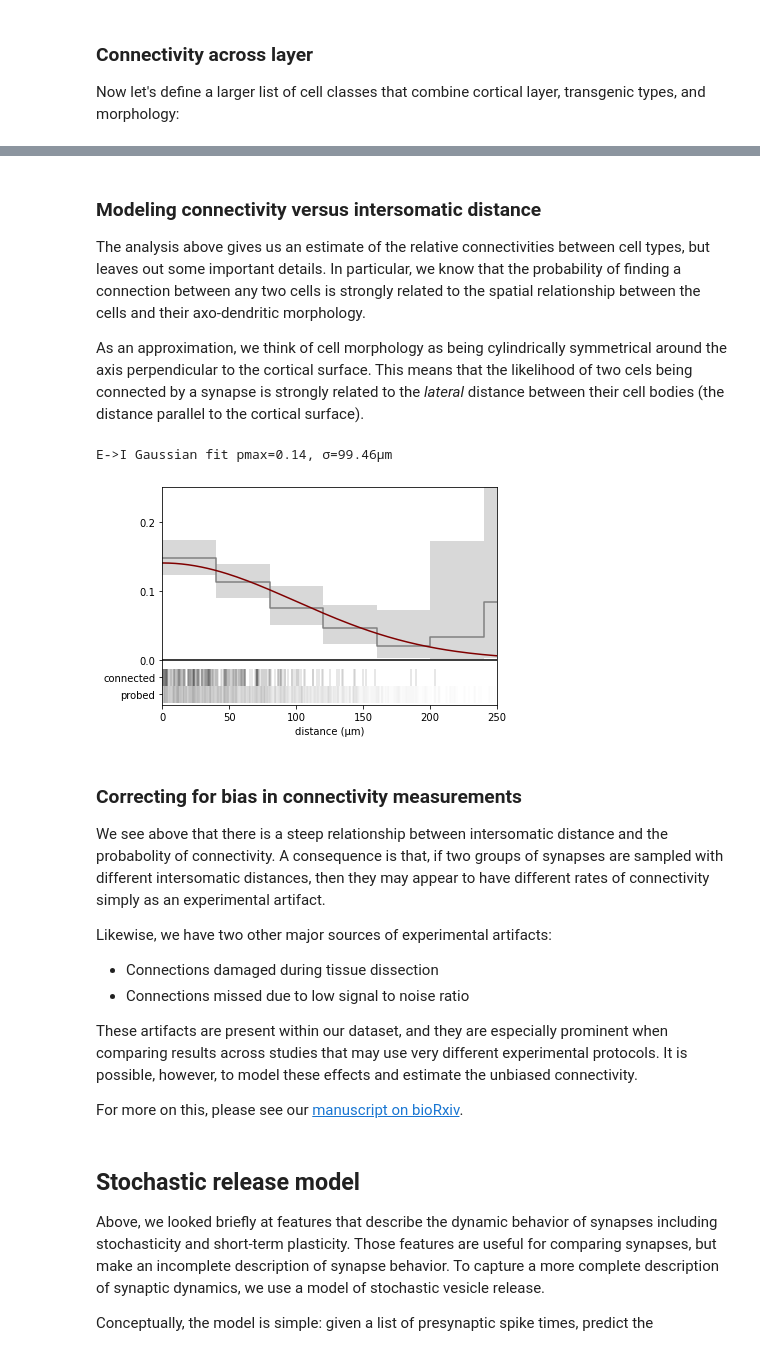
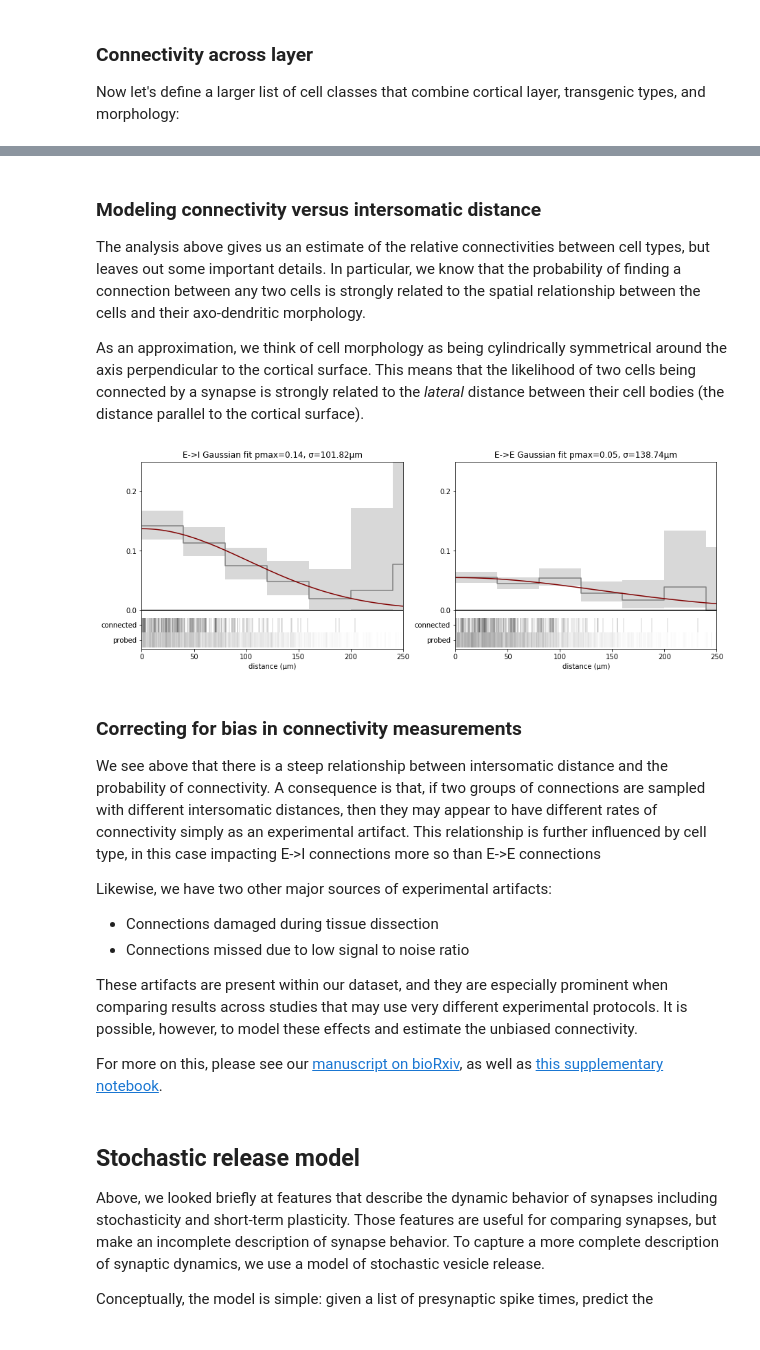
Before and after one commit to SophieW722/aisynphys, a Jupyter notebook: doc/tutorial.ipynb, the cells around one changed output, grey strips where cells are left out. Drawn from its saved outputs; the diff is of its cells as text; code cells hidden in the pictures.

```diff
--- a/doc/tutorial.ipynb
+++ b/doc/tutorial.ipynb
@@ -355,34 +358,42 @@ generate_connectivity_matrix(
 
 The analysis above gives us an estimate of the relative connectivities between cell types, but leaves out some important details. In particular, we know that the probability of finding a connection between any two cells is strongly related to the spatial relationship between the cells and their axo-dendritic morphology.
 
-As an approximation, we think of cell morphology as being cylindrically symmetrical around the axis perpendicular to the cortical surface. This means that the likelihood of two cels being connected by a synapse is strongly related to the _lateral_ distance between their cell bodies (the distance parallel to the cortical surface).
+As an approximation, we think of cell morphology as being cylindrically symmetrical around the axis perpendicular to the cortical surface. This means that the likelihood of two cells being connected by a synapse is strongly related to the _lateral_ distance between their cell bodies (the distance parallel to the cortical surface).
 # %%
 from aisynphys.ui.notebook import show_connectivity_profile
 from aisynphys.connectivity import GaussianModel
 
 ei_mask = (
     (mouse_pairs['pre_cell.cell_class'] == 'ex') &
     (mouse_pairs['post_cell.cell_class'] == 'in') &
     (mouse_pairs['pair.lateral_distance'] < 500e-6)
 )
-x_probed = mouse_pairs[ei_mask]['pair.lateral_distance'].to_numpy(dtype=float)
-conn = mouse_pairs[ei_mask]['pair.has_synapse'].to_numpy(dtype=bool)
 
-fig,ax = plt.subplots()
+ee_mask = (
+    (mouse_pairs['pre_cell.cell_class'] == 'ex') &
+    (mouse_pairs['post_cell.cell_class'] == 'ex') &
+    (mouse_pairs['pair.lateral_distance'] < 500e-6)
+)
 
-fit = GaussianModel.fit(x_probed, conn)
-show_connectivity_profile(x_probed, conn, ax, fit, ymax=0.25)
+fig,ax = plt.subplots(1, 2, figsize=(15, 5))
 
-ax.set_xlim(0, 250e-6)
+for i, (label, mask) in enumerate({'E->I': ei_mask, 'E->E': ee_mask}.items()):
+    x_probed = mouse_pairs[mask]['pair.lateral_distance'].to_numpy(dtype=float)
+    conn = mouse_pairs[mask]['pair.has_synapse'].to_numpy(dtype=bool)
 
-print(f"E->I Gaussian fit pmax={fit.pmax:0.2f}, σ={fit.size*1e6:0.2f}μm")
+    fit = GaussianModel.fit(x_probed, conn)
+    show_connectivity_profile(x_probed, conn, ax[i], fit, ymax=0.25)
+
+    ax[i].set_xlim(0, 250e-6)
+    ax[i].set_title(f"{label} Gaussian fit pmax={fit.pmax:0.2f}, σ={fit.size*1e6:0.2f}μm")
+
+# print(f"E->I Gaussian fit pmax={fit.pmax:0.2f}, σ={fit.size*1e6:0.2f}μm")
 # %% [output]
-E->I Gaussian fit pmax=0.14, σ=99.46μm
-[figure, old version]
+[figure, new version]
 # %% [markdown]
 ### Correcting for bias in connectivity measurements
 
-We see above that there is a steep relationship between intersomatic distance and the probabolity of connectivity. A consequence is that, if two groups of synapses are sampled with different intersomatic distances, then they may appear to have different rates of connectivity simply as an experimental artifact.
+We see above that there is a steep relationship between intersomatic distance and the probability of connectivity. A consequence is that, if two groups of connections are sampled with different intersomatic distances, then they may appear to have different rates of connectivity simply as an experimental artifact. This relationship is further influenced by cell type, in this case impacting E->I connections more so than E->E connections
 
 Likewise, we have two other major sources of experimental artifacts:
 - Connections damaged during tissue dissection
@@ -390,7 +401,7 @@ Likewise, we have two other major sources of experimental artifacts:
 
 These artifacts are present within our dataset, and they are especially prominent when comparing results across  studies that may use very different experimental protocols. It is possible, however, to model these effects and estimate the unbiased connectivity.
 
-For more on this, please see our [manuscript on bioRxiv](https://www.biorxiv.org/content/10.1101/2021.03.31.437553v2).
+For more on this, please see our [manuscript on bioRxiv](https://www.biorxiv.org/content/10.1101/2021.03.31.437553v2), as well as [this supplementary notebook]().
 # %% [markdown]
 <a name="model"></a>
 
```
Also changed, not shown: parts of 4 cells of this notebook, 3 other files.
